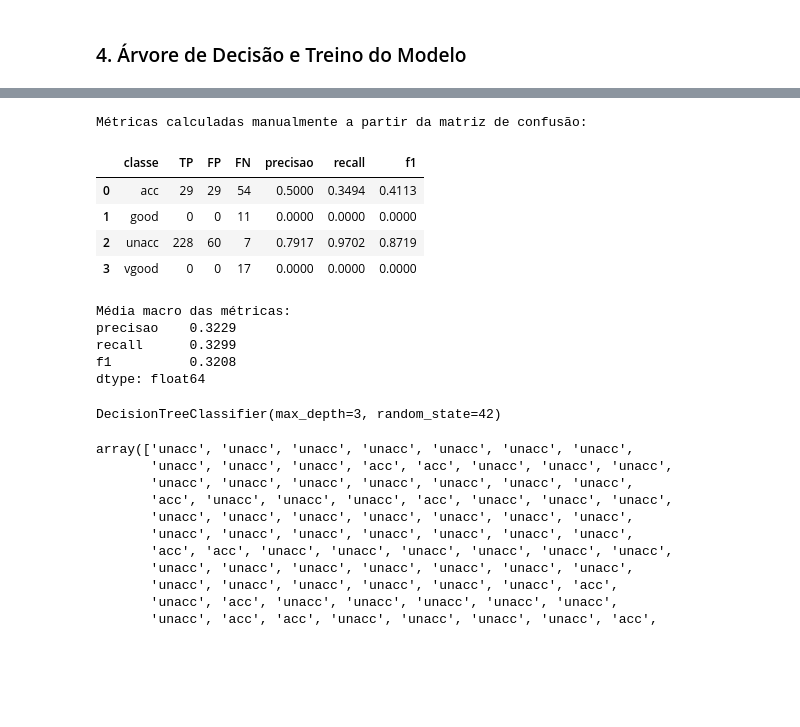
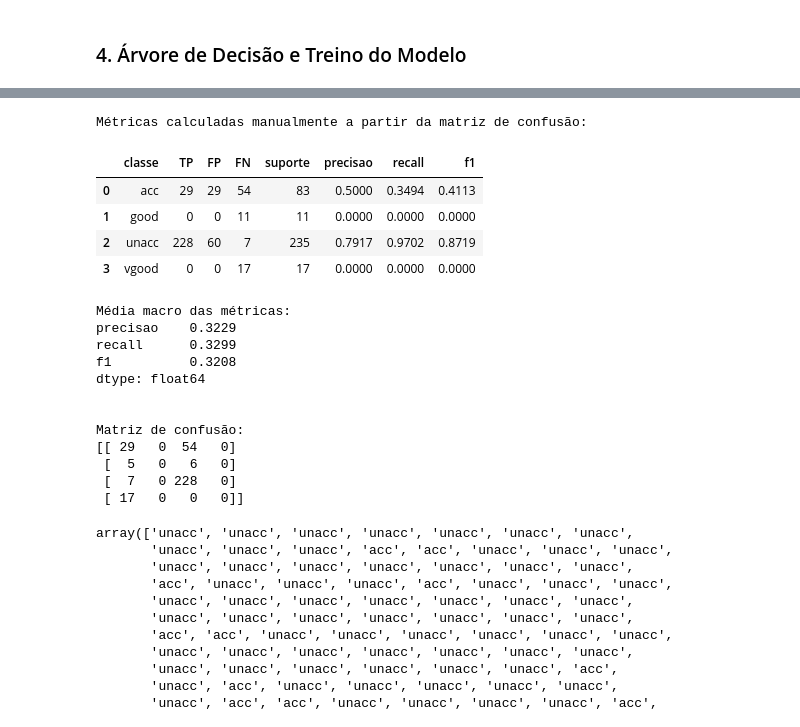
Before and after one commit to rodrigomotta01/Sistema-Especialista-IA, a Jupyter notebook: sistema_especialistaIA.ipynb, the cells around one changed output, grey strips where cells are left out. Saved outputs shown, nothing was run; the diff lists cells and outputs as text; code cells hidden in the pictures; blank space fills up the shorter version.

```diff
--- a/sistema_especialistaIA.ipynb
+++ b/sistema_especialistaIA.ipynb
@@ -192,58 +203,72 @@ import pandas as pd
 from sklearn.metrics import confusion_matrix
 
 y_pred = model.predict(X_test)
+
 labels = model.classes_
+
+# matriz de confusão
 cm = confusion_matrix(y_test, y_pred, labels=labels)
 
 manual_metrics = []
 
+# calcula precisão, recall e F1 score manualmente
 for index, label in enumerate(labels):
     tp = cm[index, index]
     fp = cm[:, index].sum() - tp
     fn = cm[index, :].sum() - tp
+    support = cm[index, :].sum()
 
     precision = tp / (tp + fp) if (tp + fp) > 0 else 0.0
     recall = tp / (tp + fn) if (tp + fn) > 0 else 0.0
     f1_score_manual = (
         2 * precision * recall / (precision + recall)
         if (precision + recall) > 0
         else 0.0
     )
 
     manual_metrics.append({
         "classe": label,
         "TP": tp,
         "FP": fp,
         "FN": fn,
+        "suporte": support,
         "precisao": precision,
         "recall": recall,
         "f1": f1_score_manual,
     })
 
 metrics_df = pd.DataFrame(manual_metrics)
 metrics_df[["precisao", "recall", "f1"]] = metrics_df[["precisao", "recall", "f1"]].round(4)
 
 print("Métricas calculadas manualmente a partir da matriz de confusão:")
 display(metrics_df)
+print("\n")
 
 print("Média macro das métricas:")
 print(metrics_df[["precisao", "recall", "f1"]].mean().round(4))
+print("\n")
+
+print("Matriz de confusão:")
+print(cm)
 # %% [output]
 Métricas calculadas manualmente a partir da matriz de confusão:
-|  | classe | TP | FP | FN | precisao | recall | f1 |
-| 0 | acc | 29 | 29 | 54 | 0.5000 | 0.3494 | 0.4113 |
-| 1 | good | 0 | 0 | 11 | 0.0000 | 0.0000 | 0.0000 |
-| 2 | unacc | 228 | 60 | 7 | 0.7917 | 0.9702 | 0.8719 |
-| 3 | vgood | 0 | 0 | 17 | 0.0000 | 0.0000 | 0.0000 |
+|  | classe | TP | FP | FN | suporte | precisao | recall | f1 |
+| 0 | acc | 29 | 29 | 54 | 83 | 0.5000 | 0.3494 | 0.4113 |
+| 1 | good | 0 | 0 | 11 | 11 | 0.0000 | 0.0000 | 0.0000 |
+| 2 | unacc | 228 | 60 | 7 | 235 | 0.7917 | 0.9702 | 0.8719 |
+| 3 | vgood | 0 | 0 | 17 | 17 | 0.0000 | 0.0000 | 0.0000 |
 Média macro das métricas:
 precisao    0.3229
 recall      0.3299
 f1          0.3208
 dtype: float64
+
+
+Matriz de confusão:
+[[ 29   0  54   0]
+ [  5   0   6   0]
+ [  7   0 228   0]
+ [ 17   0   0   0]]
-# %%
-model.fit(X_train, y_train)
-# %% [output]
-DecisionTreeClassifier(max_depth=3, random_state=42)
 # %%
 y_pred = model.predict(X_test)
 # %%
```
Also changed, not shown: parts of 21 cells of this notebook.
